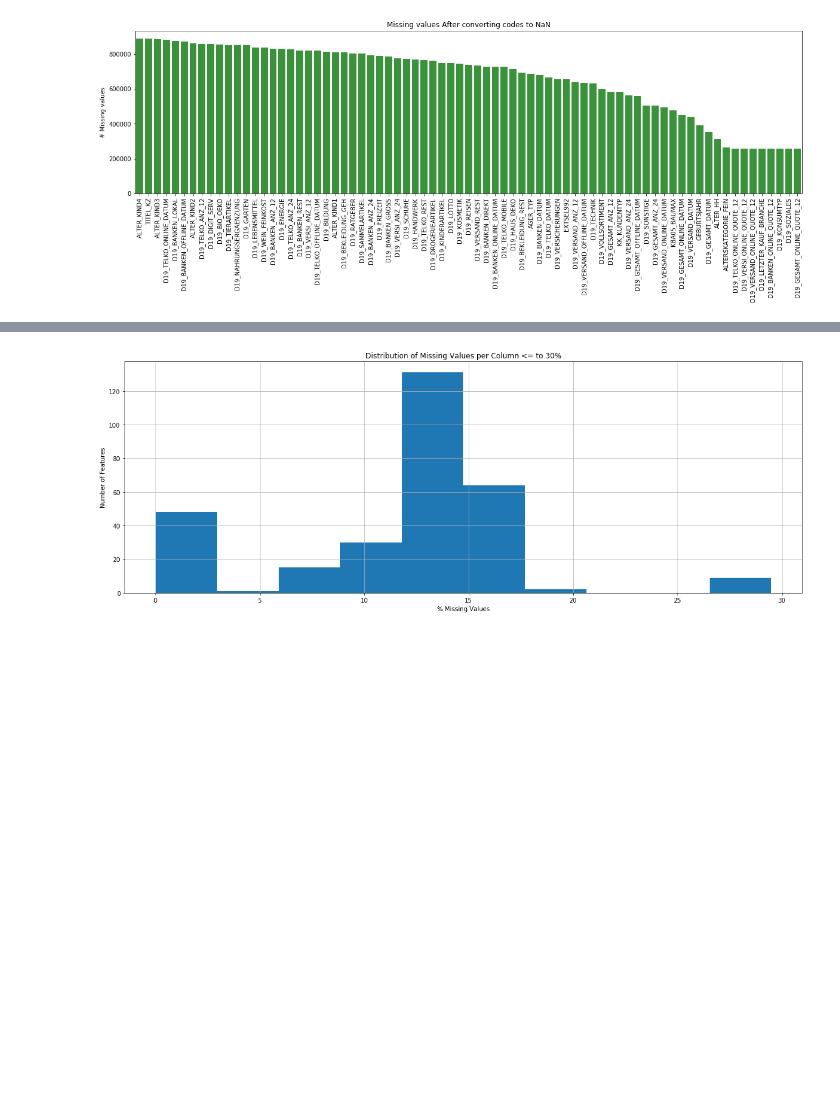
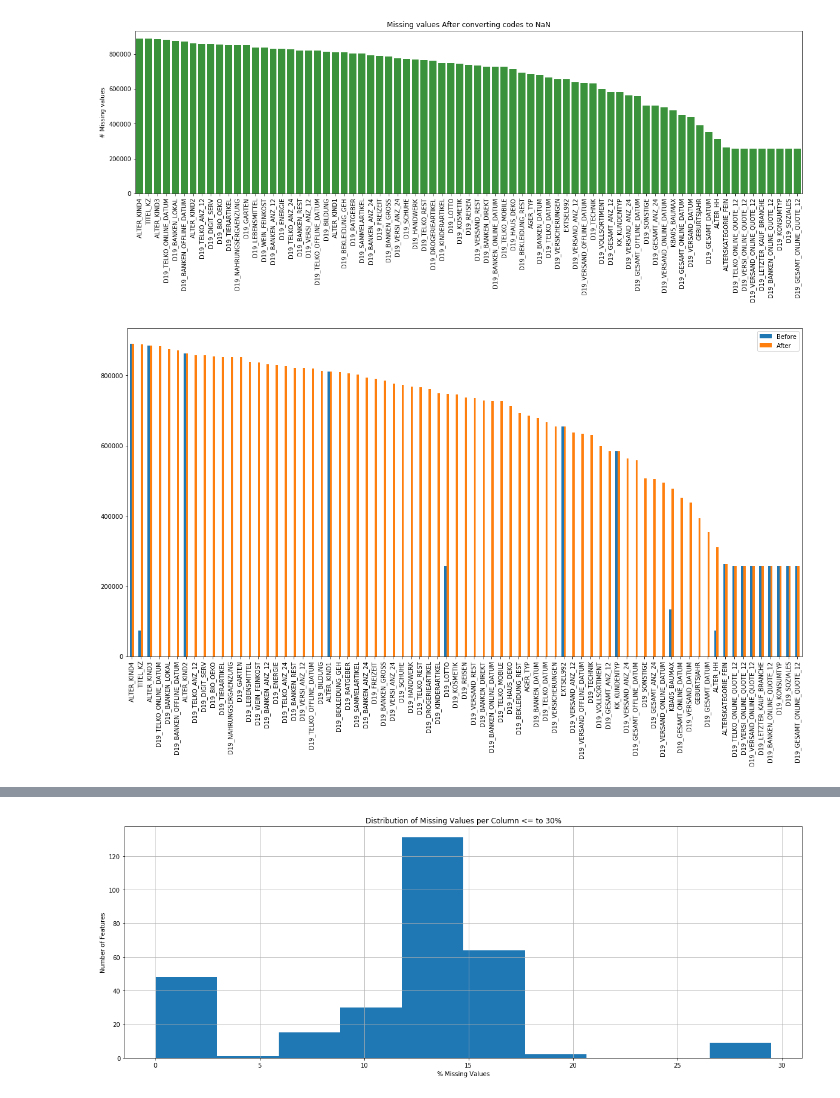
Before and after one commit to michanN/capstone-arvato, a Jupyter notebook: Arvato Project Workbook.ipynb, the cells around one changed output, grey strips where cells are left out. Drawn from its saved outputs; the diff is of its cells as text; code cells hidden in the pictures; blank space fills up the shorter version.

```diff
--- a/Arvato Project Workbook.ipynb
+++ b/Arvato Project Workbook.ipynb
@@ -226,4 +226,8 @@ plot_missing(df=df_missing_values, column='Before')
 plot_missing(df=df_missing_values, column='After')
 # %% [output]
 [figure]
+# %%
+plot_difference_missing(df=df_missing_values, columns=['Before', 'After'], sort='Percentage_Missing', threshold=75)
+# %% [output]
+[figure, added]
 # %% [markdown]
```
Also changed, not shown: parts of 30 cells of this notebook, 1 other file.
